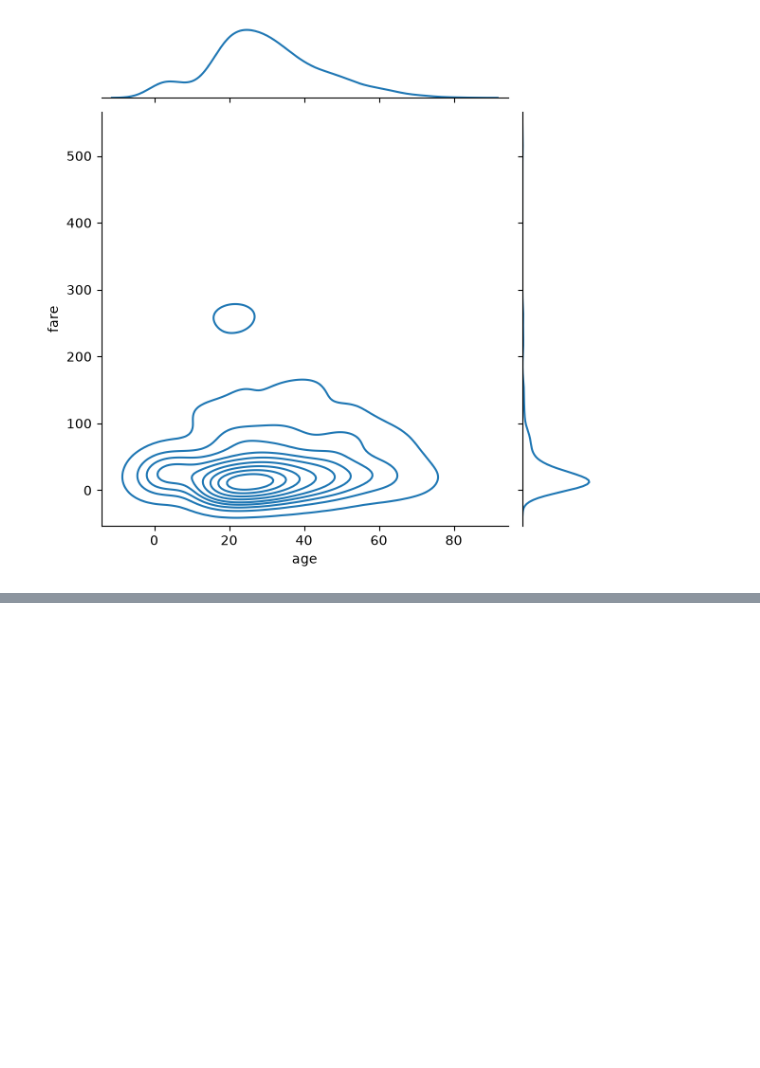
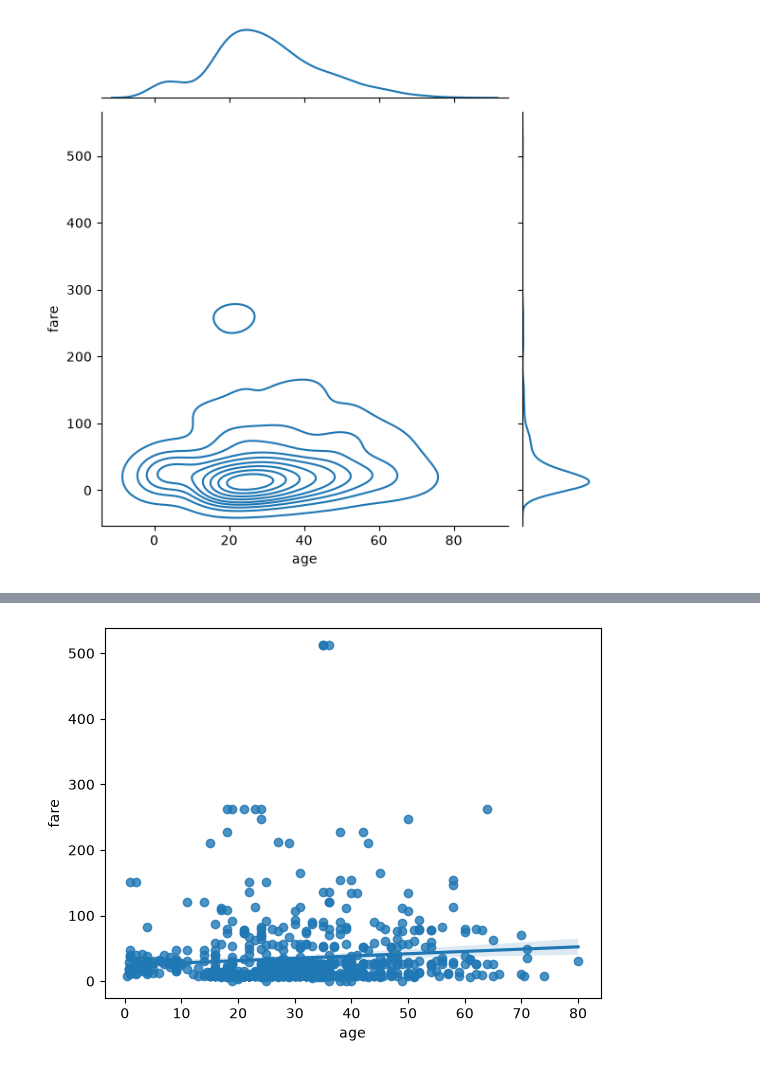
Before and after one commit to Harshit83183/Pythonn, a Jupyter notebook: Seaborn/seaborn.ipynb, the cells around one changed output, grey strips where cells are left out. Saved outputs shown, nothing was run; the diff lists cells and outputs as text; code cells hidden in the pictures; blank space fills up the shorter version.

```diff
--- a/Seaborn/seaborn.ipynb
+++ b/Seaborn/seaborn.ipynb
@@ -305,0 +326,10 @@ plt.show()
+# %%
+sns.regplot(
+    data=titanic,
+    x="age",
+    y="fare"
+)
+
+plt.show()
+# %% [output]
+[figure, added]
```
Also changed, not shown: parts of 3 cells of this notebook.
